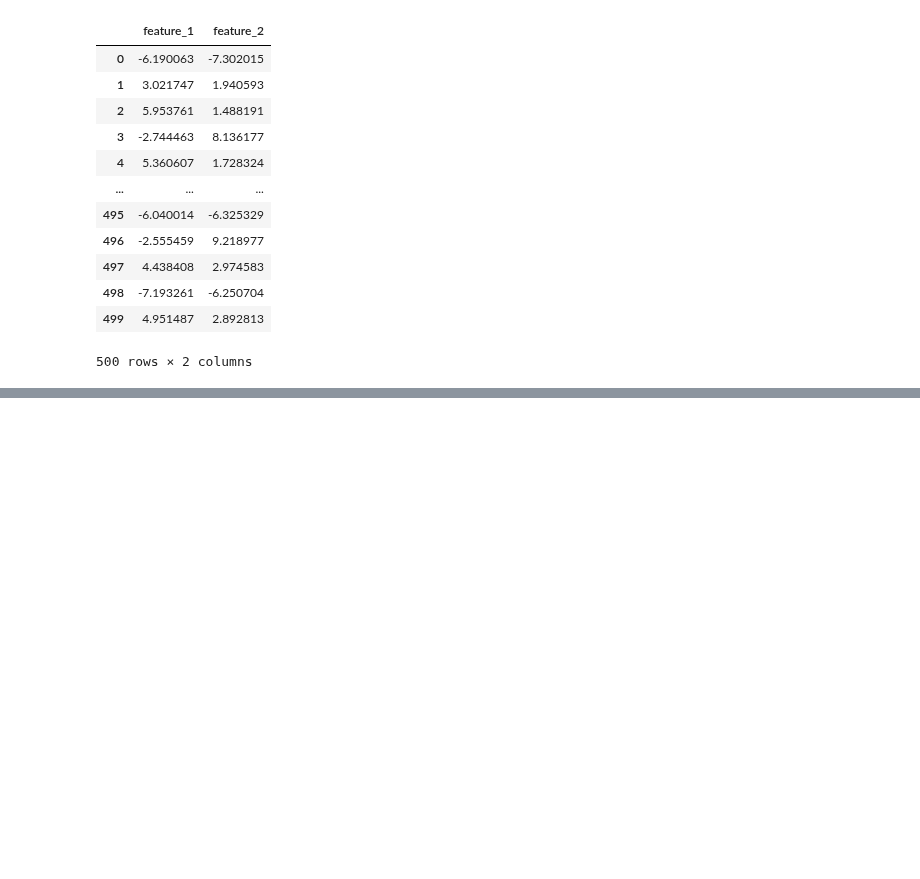
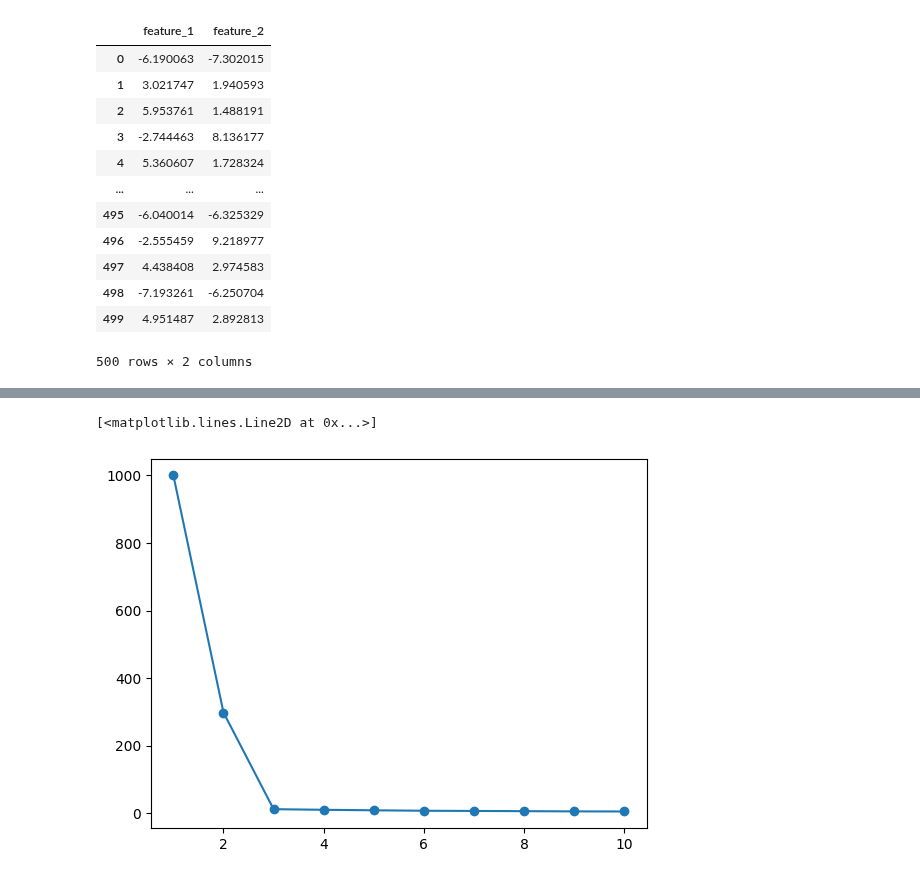
Before and after one commit to ds-mohit/Practice, a Jupyter notebook: Machine_learning/Unsupervised_Learning/clustering.ipynb, the cells around one changed output, grey strips where cells are left out. Saved outputs shown, nothing was run; the diff lists cells and outputs as text; code cells hidden in the pictures; blank space fills up the shorter version.

```diff
--- a/Machine_learning/Unsupervised_Learning/clustering.ipynb
+++ b/Machine_learning/Unsupervised_Learning/clustering.ipynb
@@ -46,3 +46,14 @@ df
 | 498 | -7.193261 | -6.250704 |
 | 499 | 4.951487 | 2.892813 |
 500 rows × 2 columns
+# %%
+sc = StandardScaler()
+X_scaled = sc.fit_transform(X)
+# %%
+inertia = [] ## wcss
+K_range = range(1,11)
+# %%
+for k in K_range:
+    kmeans = KMeans(n_clusters = k , random_state=42)
+    kmeans.fit(X_scaled)
+    inertia.append(kmeans.inertia_)
@@ -48,0 +73,5 @@ df
+# %%
+plt.plot(K_range , inertia , marker ='o')
+# %% [output]
+[<matplotlib.lines.Line2D at 0x...>]
+[figure, added]
```
Also changed, not shown: parts of 1 cell of this notebook.
